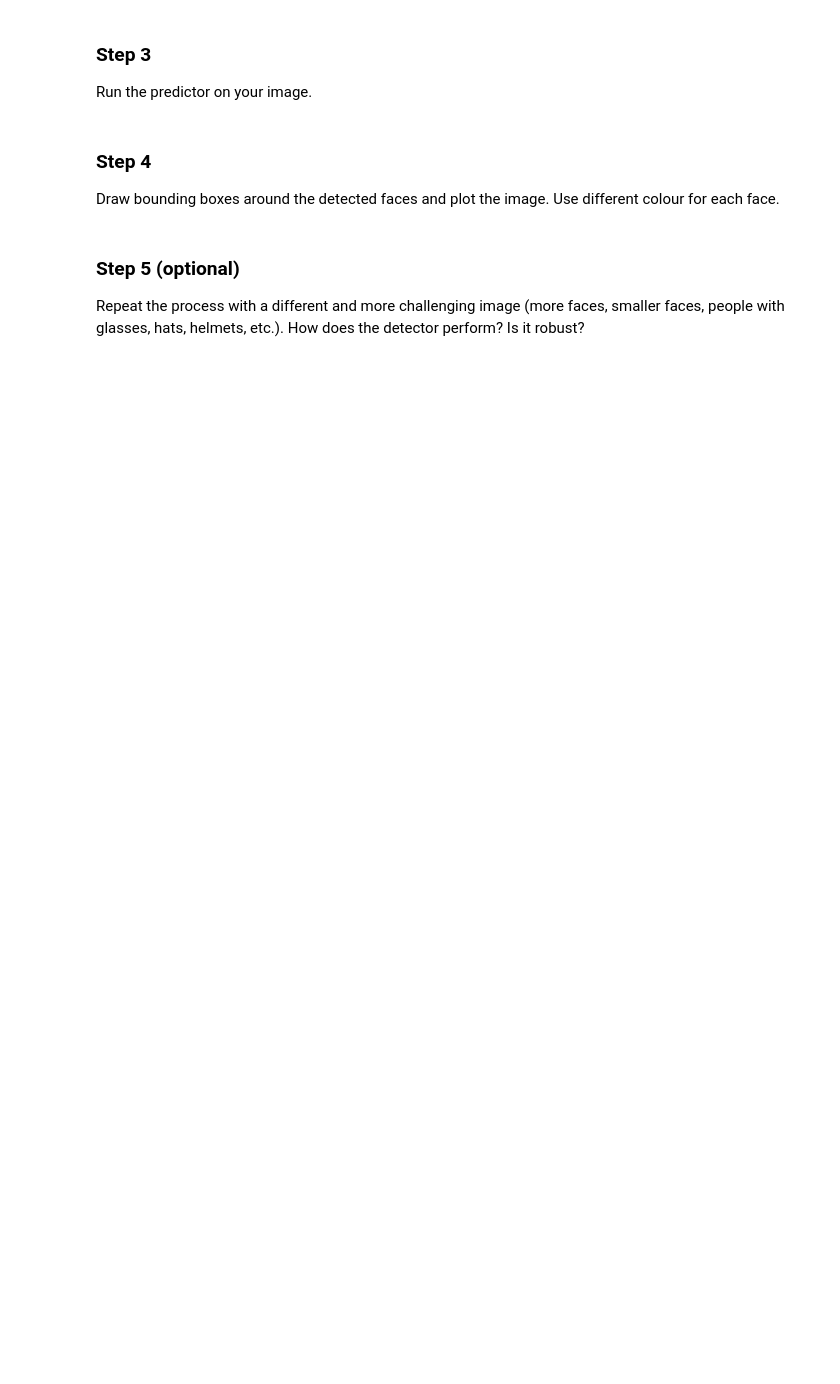
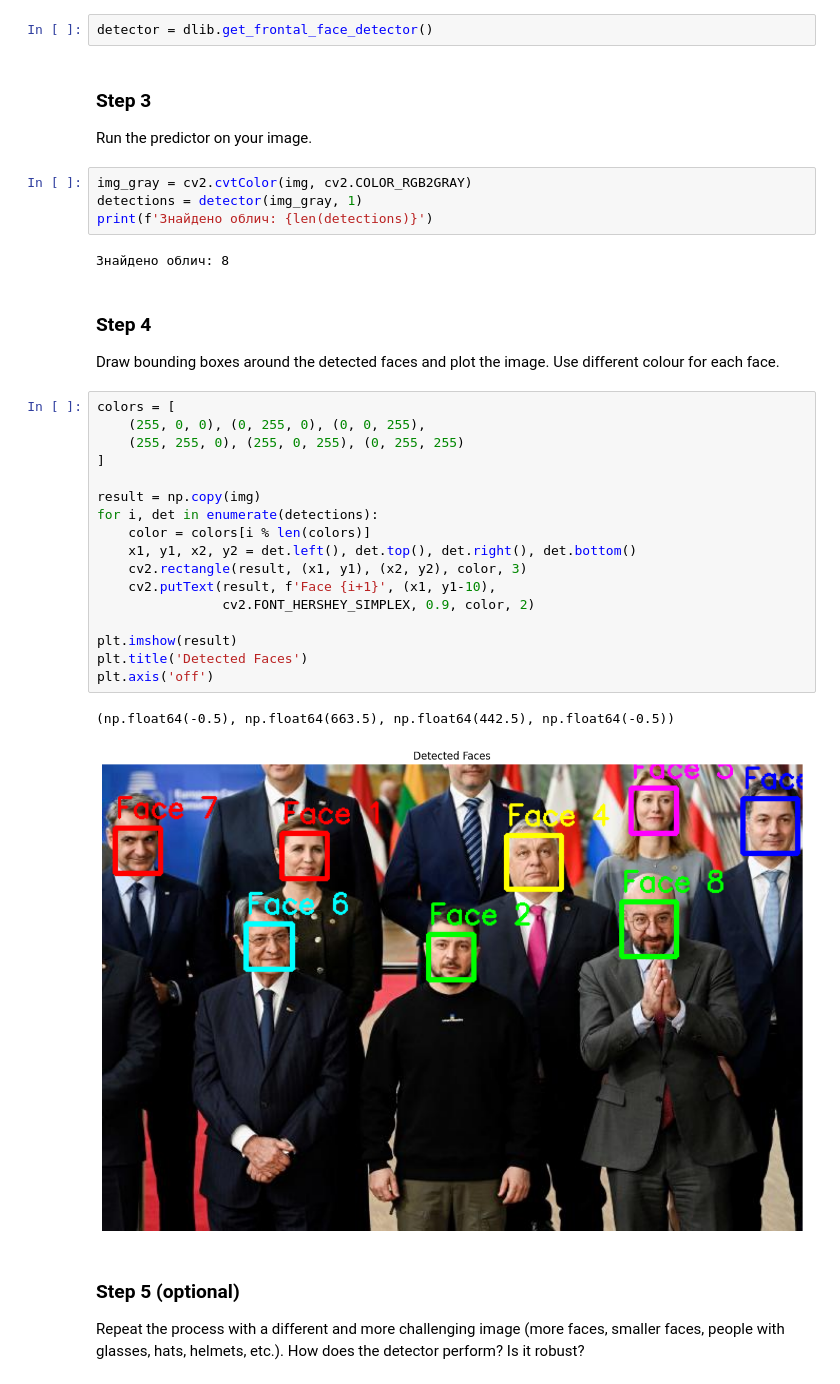
Before and after one commit to tatahonon/cvNotebooks, a Jupyter notebook: Homework61.ipynb, the cells around one changed output. Cells and saved outputs as stored; diff of their text form; blank space fills up the shorter version.

```diff
--- a/Homework61.ipynb
+++ b/Homework61.ipynb
@@ -16,14 +50,42 @@ Load an image (any image that contains faces).
 ### Step 2
 
 Load the dlib face predictor.
+# %%
+detector = dlib.get_frontal_face_detector()
 # %% [markdown]
 ### Step 3
 
 Run the predictor on your image.
+# %%
+img_gray = cv2.cvtColor(img, cv2.COLOR_RGB2GRAY)
+detections = detector(img_gray, 1)
+print(f'Знайдено облич: {len(detections)}')
+# %% [output]
+Знайдено облич: 8
 # %% [markdown]
 ### Step 4
 
 Draw bounding boxes around the detected faces and plot the image. Use different colour for each face.
+# %%
+colors = [
+    (255, 0, 0), (0, 255, 0), (0, 0, 255),
+    (255, 255, 0), (255, 0, 255), (0, 255, 255)
+]
+
+result = np.copy(img)
+for i, det in enumerate(detections):
+    color = colors[i % len(colors)]
+    x1, y1, x2, y2 = det.left(), det.top(), det.right(), det.bottom()
+    cv2.rectangle(result, (x1, y1), (x2, y2), color, 3)
+    cv2.putText(result, f'Face {i+1}', (x1, y1-10),
+                cv2.FONT_HERSHEY_SIMPLEX, 0.9, color, 2)
+
+plt.imshow(result)
+plt.title('Detected Faces')
+plt.axis('off')
+# %% [output]
+(np.float64(-0.5), np.float64(663.5), np.float64(442.5), np.float64(-0.5))
+[figure, added]
 # %% [markdown]
 ### Step 5 (optional)
 
```
Also changed, not shown: parts of 6 cells of this notebook.
